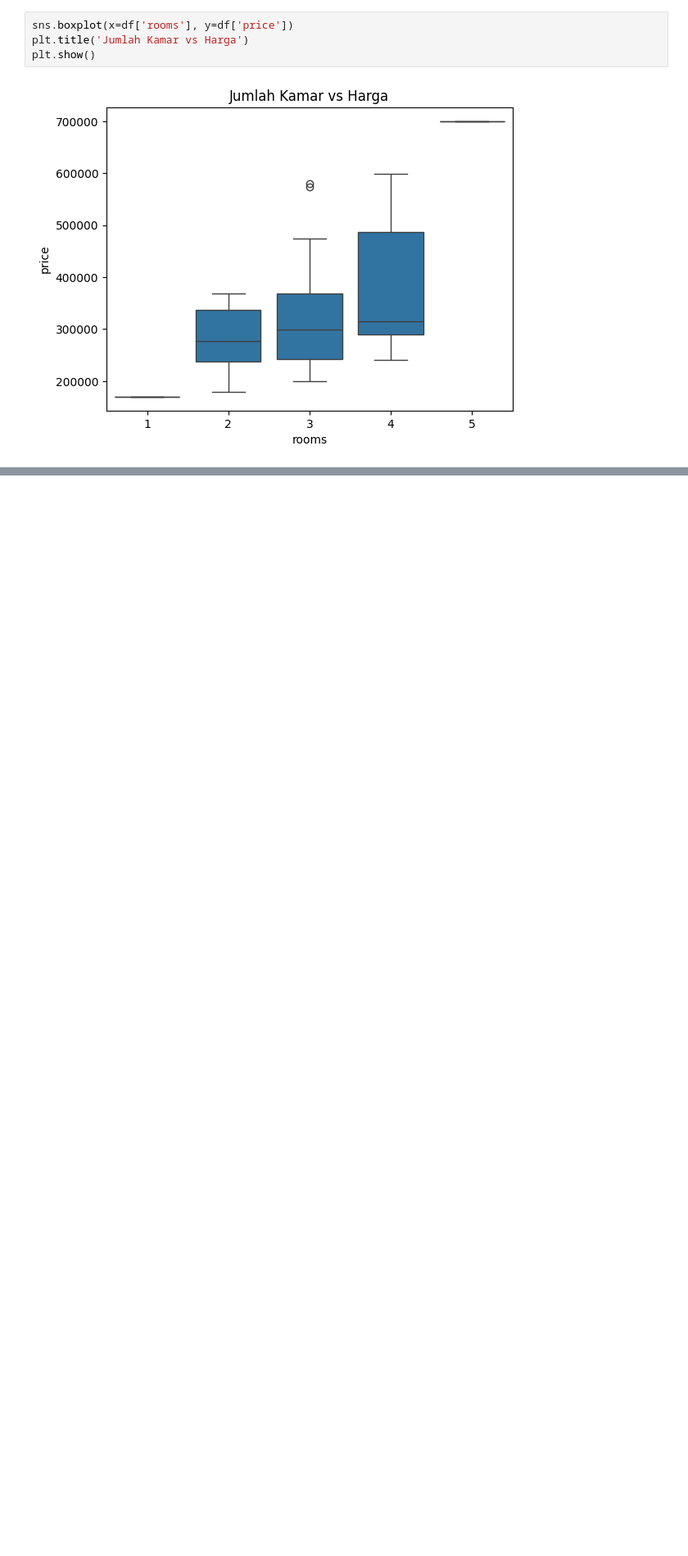
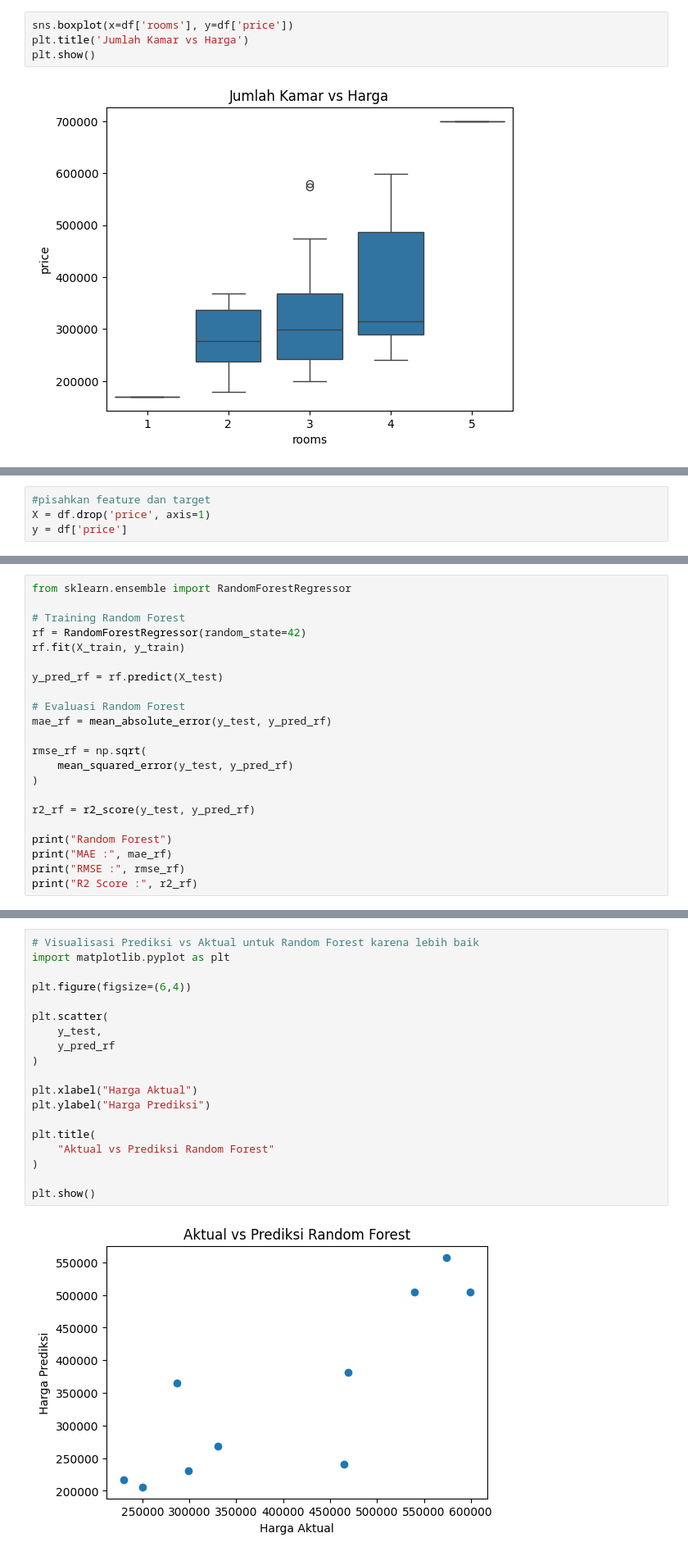
Before and after one commit to NajwaKaila/UAS-BengkelKoding, a Jupyter notebook: Notebook/UAS BengKod.ipynb, the cells around one changed output, grey strips where cells are left out. Shown at 82% size. Saved outputs shown, nothing was run; the diff lists cells and outputs as text; blank space fills up the shorter version.

```diff
--- a/Notebook/UAS BengKod.ipynb
+++ b/Notebook/UAS BengKod.ipynb
@@ -79,0 +122,4 @@ plt.show()
+# %%
+#pisahkan feature dan target
+X = df.drop('price', axis=1)
+y = df['price']
@@ -79,0 +185,22 @@ plt.show()
+# %%
+from sklearn.ensemble import RandomForestRegressor
+
+# Training Random Forest
+rf = RandomForestRegressor(random_state=42)
+rf.fit(X_train, y_train)
+
+y_pred_rf = rf.predict(X_test)
+
+# Evaluasi Random Forest
+mae_rf = mean_absolute_error(y_test, y_pred_rf)
+
+rmse_rf = np.sqrt(
+    mean_squared_error(y_test, y_pred_rf)
+)
+
+r2_rf = r2_score(y_test, y_pred_rf)
+
+print("Random Forest")
+print("MAE :", mae_rf)
+print("RMSE :", rmse_rf)
+print("R2 Score :", r2_rf)
@@ -79,0 +240,21 @@ plt.show()
+# %%
+# Visualisasi Prediksi vs Aktual untuk Random Forest karena lebih baik
+import matplotlib.pyplot as plt
+
+plt.figure(figsize=(6,4))
+
+plt.scatter(
+    y_test,
+    y_pred_rf
+)
+
+plt.xlabel("Harga Aktual")
+plt.ylabel("Harga Prediksi")
+
+plt.title(
+    "Aktual vs Prediksi Random Forest"
+)
+
+plt.show()
+# %% [output]
+[figure, added]
```
Also changed, not shown: parts of 23 cells of this notebook, 2 other files.
